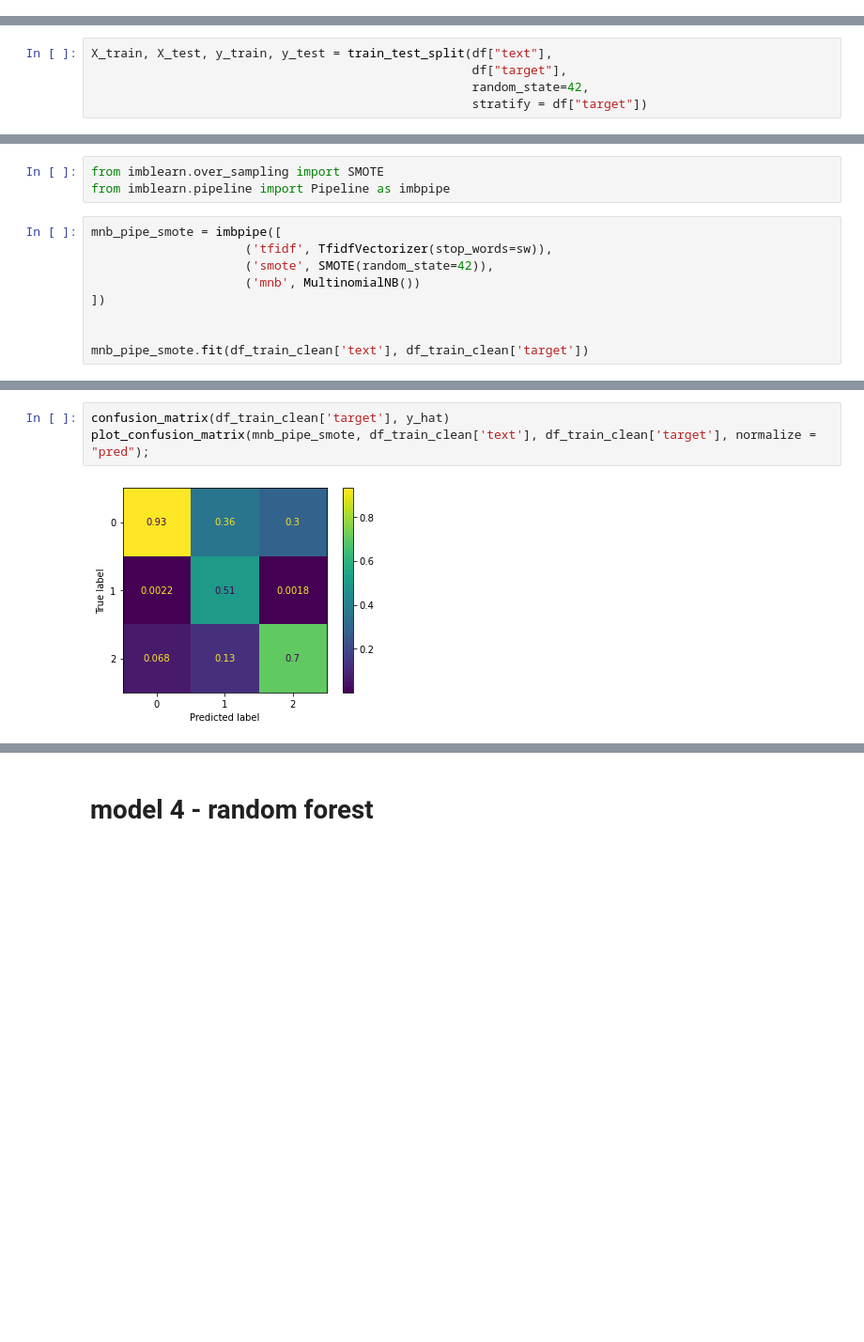
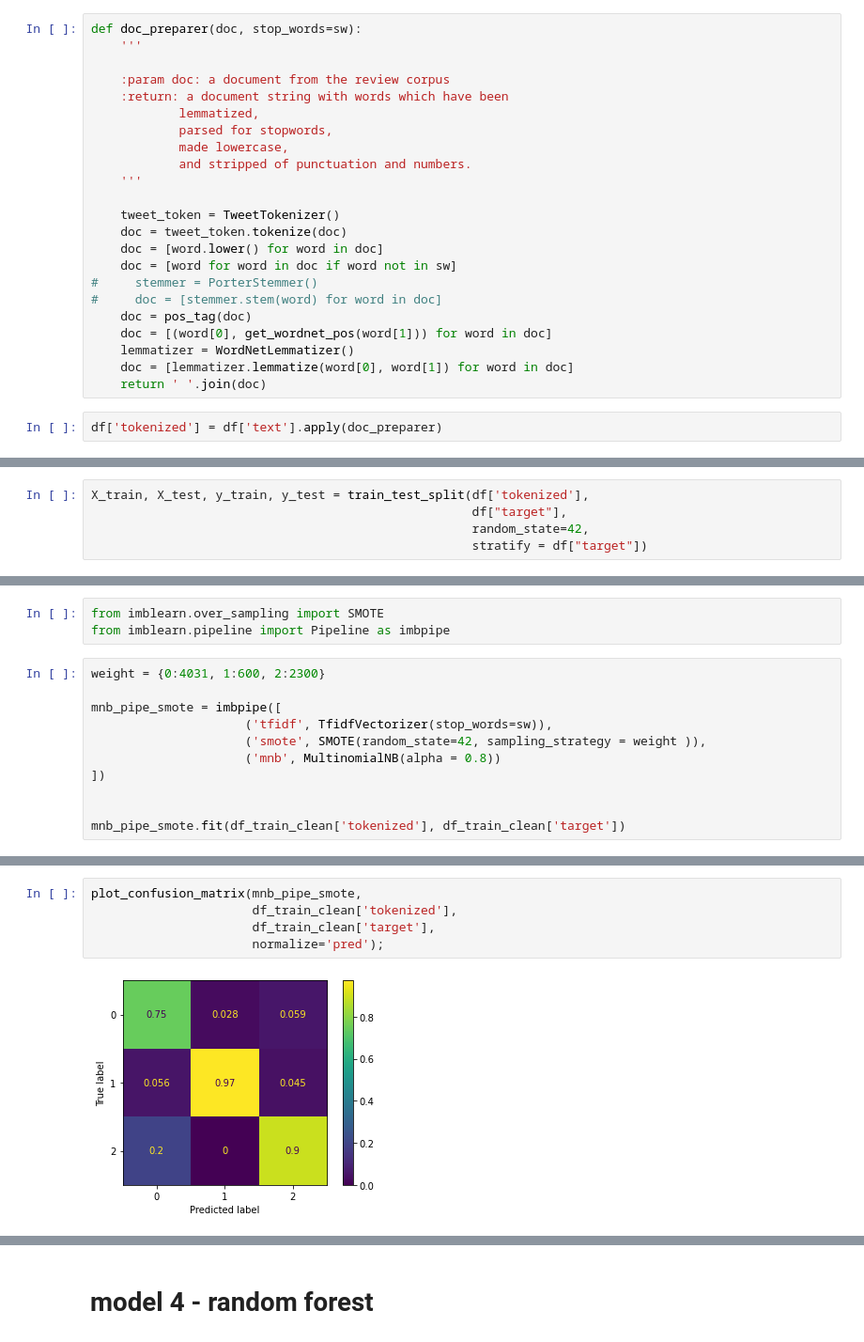
Before and after one commit to raylinsoriano/NLP_project, a Jupyter notebook: Individual Notebooks/Allison's Notebook.ipynb, the cells around one changed output, grey strips where cells are left out. Shown at 94% size. Saved outputs shown, nothing was run; the diff lists cells and outputs as text; blank space fills up the shorter version.

```diff
--- a/Individual Notebooks/Allison's Notebook.ipynb
+++ b/Individual Notebooks/Allison's Notebook.ipynb
@@ -182,0 +382,25 @@ sns.countplot(x="target", palette="ch:.25", data=df)
+# %%
+def doc_preparer(doc, stop_words=sw):
+    '''
+
+    :param doc: a document from the review corpus
+    :return: a document string with words which have been
+            lemmatized,
+            parsed for stopwords,
+            made lowercase,
+            and stripped of punctuation and numbers.
+    '''
+
+    tweet_token = TweetTokenizer()
+    doc = tweet_token.tokenize(doc)
+    doc = [word.lower() for word in doc]
+    doc = [word for word in doc if word not in sw]
+#     stemmer = PorterStemmer()
+#     doc = [stemmer.stem(word) for word in doc]
+    doc = pos_tag(doc)
+    doc = [(word[0], get_wordnet_pos(word[1])) for word in doc]
+    lemmatizer = WordNetLemmatizer()
+    doc = [lemmatizer.lemmatize(word[0], word[1]) for word in doc]
+    return ' '.join(doc)
+# %%
+df['tokenized'] = df['text'].apply(doc_preparer)
@@ -185,5 +492,5 @@ sns.countplot(x="target", palette="ch:.25", data=df)
 # %%
-X_train, X_test, y_train, y_test = train_test_split(df["text"],
+X_train, X_test, y_train, y_test = train_test_split(df['tokenized'],
                                                     df["target"],
                                                     random_state=42,
                                                     stratify = df["target"])
@@ -385,14 +759,16 @@ Cross_Val Macro F1: 0.3733941200907602
 from imblearn.over_sampling import SMOTE
 from imblearn.pipeline import Pipeline as imbpipe
 # %%
+weight = {0:4031, 1:600, 2:2300}
+
 mnb_pipe_smote = imbpipe([
                      ('tfidf', TfidfVectorizer(stop_words=sw)),
-                     ('smote', SMOTE(random_state=42)),
-                     ('mnb', MultinomialNB())
+                     ('smote', SMOTE(random_state=42, sampling_strategy = weight )),
+                     ('mnb', MultinomialNB(alpha = 0.8))
 ])
 
 
-mnb_pipe_smote.fit(df_train_clean['text'], df_train_clean['target'])
+mnb_pipe_smote.fit(df_train_clean['tokenized'], df_train_clean['target'])
 # %% [output]
 Pipeline(steps=[('tfidf',
                  TfidfVectorizer(stop_words=['i', 'me', 'my', 'myself', 'we',
@@ -407,6 +786,8 @@ Pipeline(steps=[('tfidf',
 # %%
-confusion_matrix(df_train_clean['target'], y_hat)
-plot_confusion_matrix(mnb_pipe_smote, df_train_clean['text'], df_train_clean['target'], normalize = "pred");
+plot_confusion_matrix(mnb_pipe_smote,
+                      df_train_clean['tokenized'],
+                      df_train_clean['target'],
+                      normalize='pred');
 # %% [output]
-[figure, old version]
+[figure, new version]
 # %%
```
Also changed, not shown: parts of 82 cells of this notebook.
